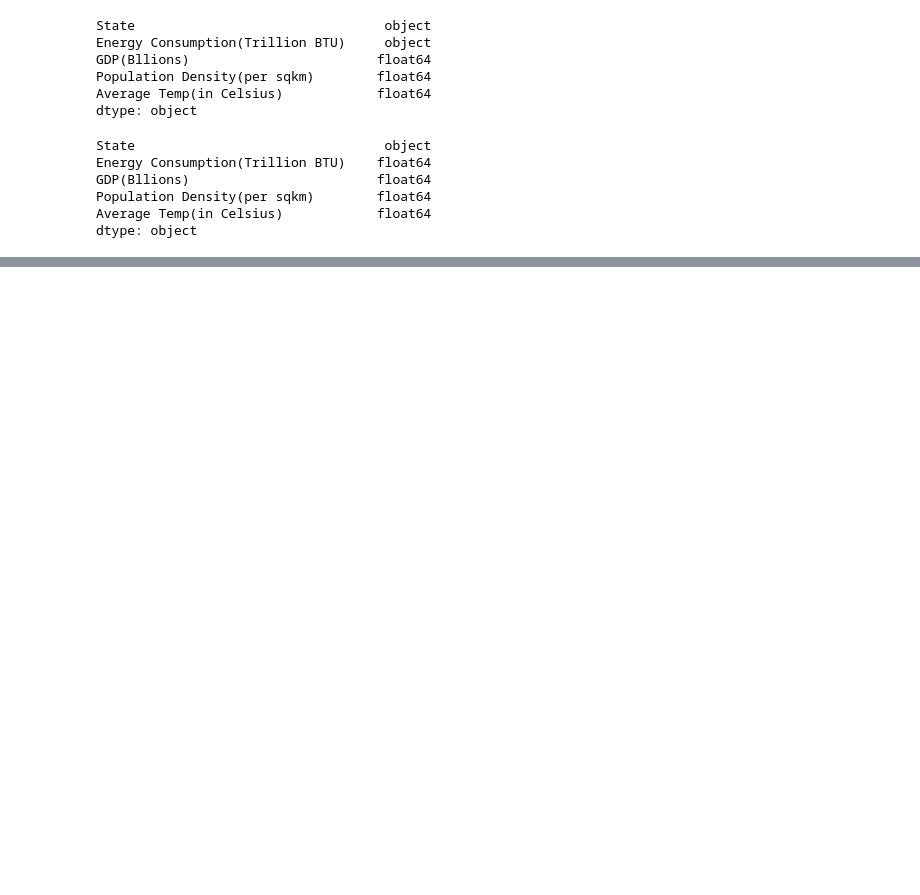
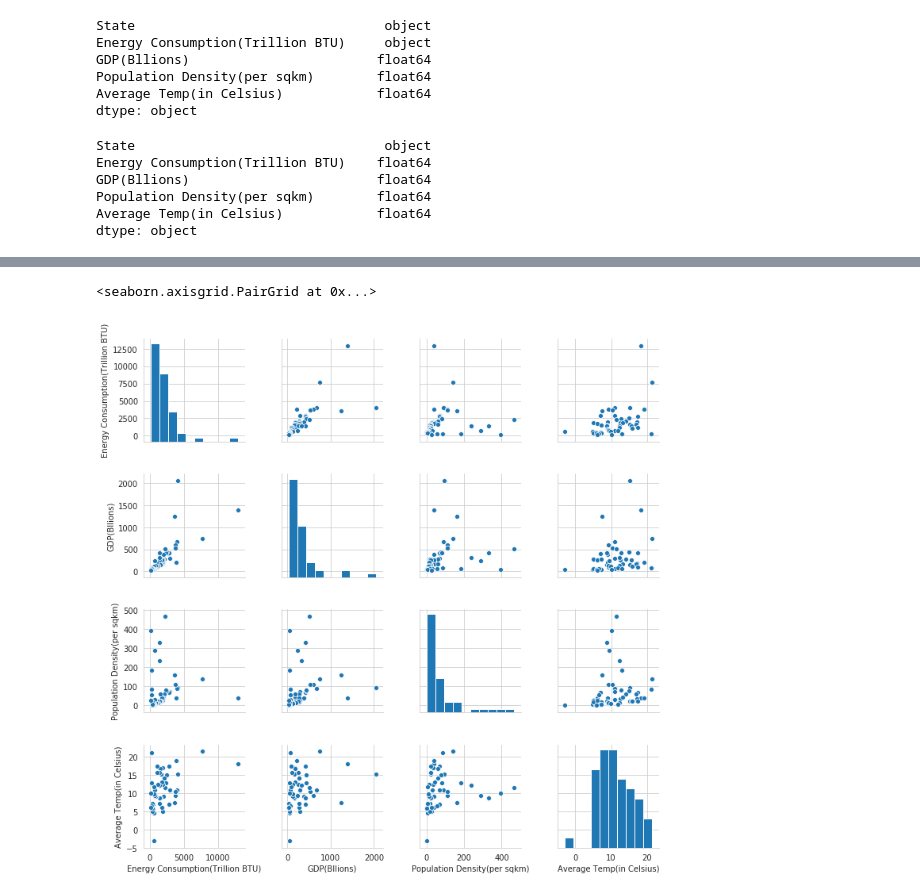
Before and after one commit to this-is-batman/Smart_grid, a Jupyter notebook: Observations/observations.ipynb, the cells around one changed output, grey strips where cells are left out. Cells and saved outputs as stored; diff of their text form; code cells hidden in the pictures; blank space fills up the shorter version.

```diff
--- a/Observations/observations.ipynb
+++ b/Observations/observations.ipynb
@@ -61,3 +61,8 @@ data.corr()
 | GDP(Bllions) | 0.728583 | 1.000000 | 0.208453 | 0.265089 |
 | Population Density(per sqkm) | 0.062098 | 0.208453 | 1.000000 | 0.098762 |
 | Average Temp(in Celsius) | 0.428460 | 0.265089 | 0.098762 | 1.000000 |
+# %%
+sb.pairplot(data)
+# %% [output]
+<seaborn.axisgrid.PairGrid at 0x...>
+[figure, added]
```
